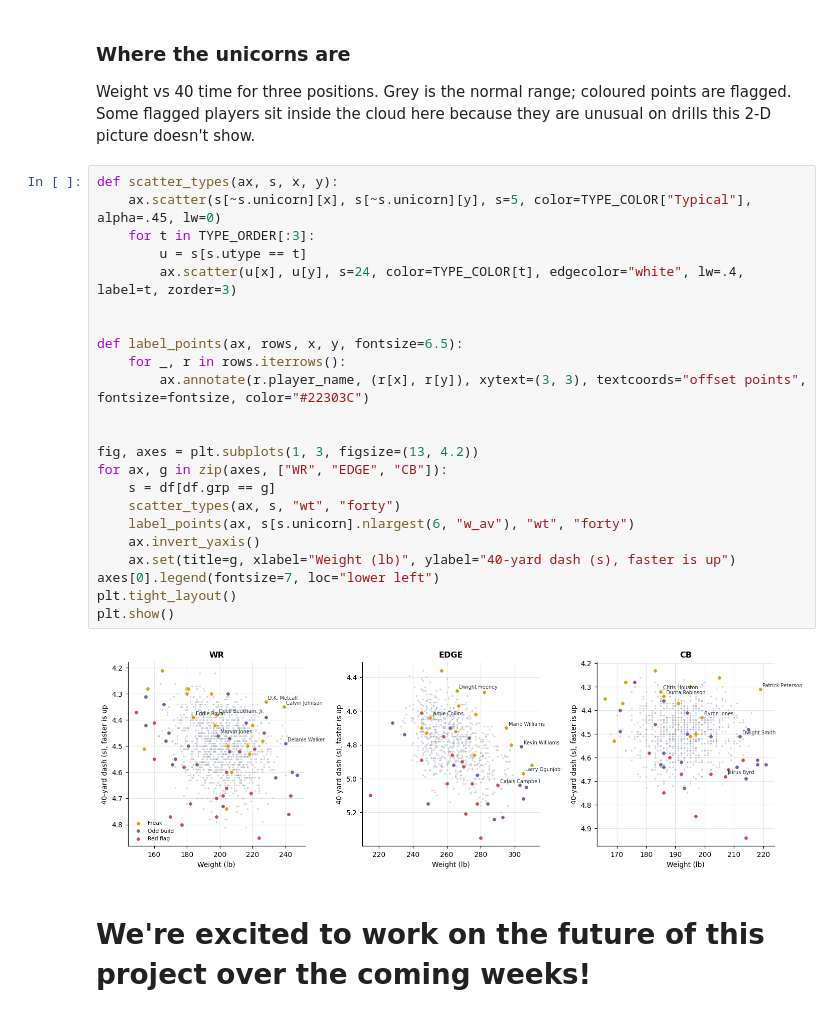
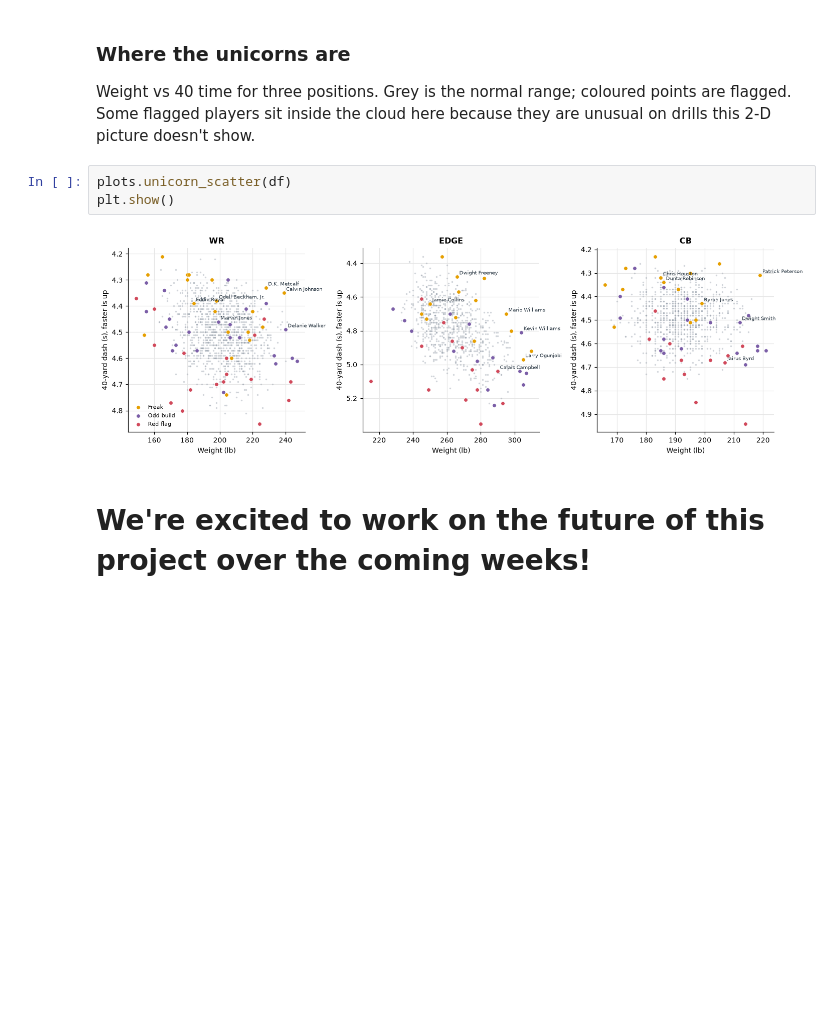
Before and after one commit to SantiHi/NFL-Verse-Project, a Jupyter notebook: COS_424_Milestone_2_PRELIM_ANALYSIS.ipynb, the cells around one changed output. Saved outputs shown, nothing was run; the diff lists cells and outputs as text; blank space fills up the shorter version.

```diff
--- a/COS_424_Milestone_2_PRELIM_ANALYSIS.ipynb
+++ b/COS_424_Milestone_2_PRELIM_ANALYSIS.ipynb
@@ -473,29 +202,9 @@ Share of prospects beyond the χ² 97.5% point (full view): 10.4%  (normal theor
 Weight vs 40 time for three positions. Grey is the normal range; coloured points are flagged. Some flagged players
 sit inside the cloud here because they are unusual on drills this 2-D picture doesn't show.
 # %%
-def scatter_types(ax, s, x, y):
-    ax.scatter(s[~s.unicorn][x], s[~s.unicorn][y], s=5, color=TYPE_COLOR["Typical"], alpha=.45, lw=0)
-    for t in TYPE_ORDER[:3]:
-        u = s[s.utype == t]
-        ax.scatter(u[x], u[y], s=24, color=TYPE_COLOR[t], edgecolor="white", lw=.4, label=t, zorder=3)
-
-
-def label_points(ax, rows, x, y, fontsize=6.5):
-    for _, r in rows.iterrows():
-        ax.annotate(r.player_name, (r[x], r[y]), xytext=(3, 3), textcoords="offset points", fontsize=fontsize, color="#22303C")
-
-
-fig, axes = plt.subplots(1, 3, figsize=(13, 4.2))
-for ax, g in zip(axes, ["WR", "EDGE", "CB"]):
-    s = df[df.grp == g]
-    scatter_types(ax, s, "wt", "forty")
-    label_points(ax, s[s.unicorn].nlargest(6, "w_av"), "wt", "forty")
-    ax.invert_yaxis()
-    ax.set(title=g, xlabel="Weight (lb)", ylabel="40-yard dash (s), faster is up")
-axes[0].legend(fontsize=7, loc="lower left")
-plt.tight_layout()
+plots.unicorn_scatter(df)
 plt.show()
 # %% [output]
-[figure, old version]
+[figure, new version]
 # %% [markdown]
 # We're excited to work on the future of this project over the coming weeks!
```
Also changed, not shown: parts of 8 cells of this notebook, 9 other files.
